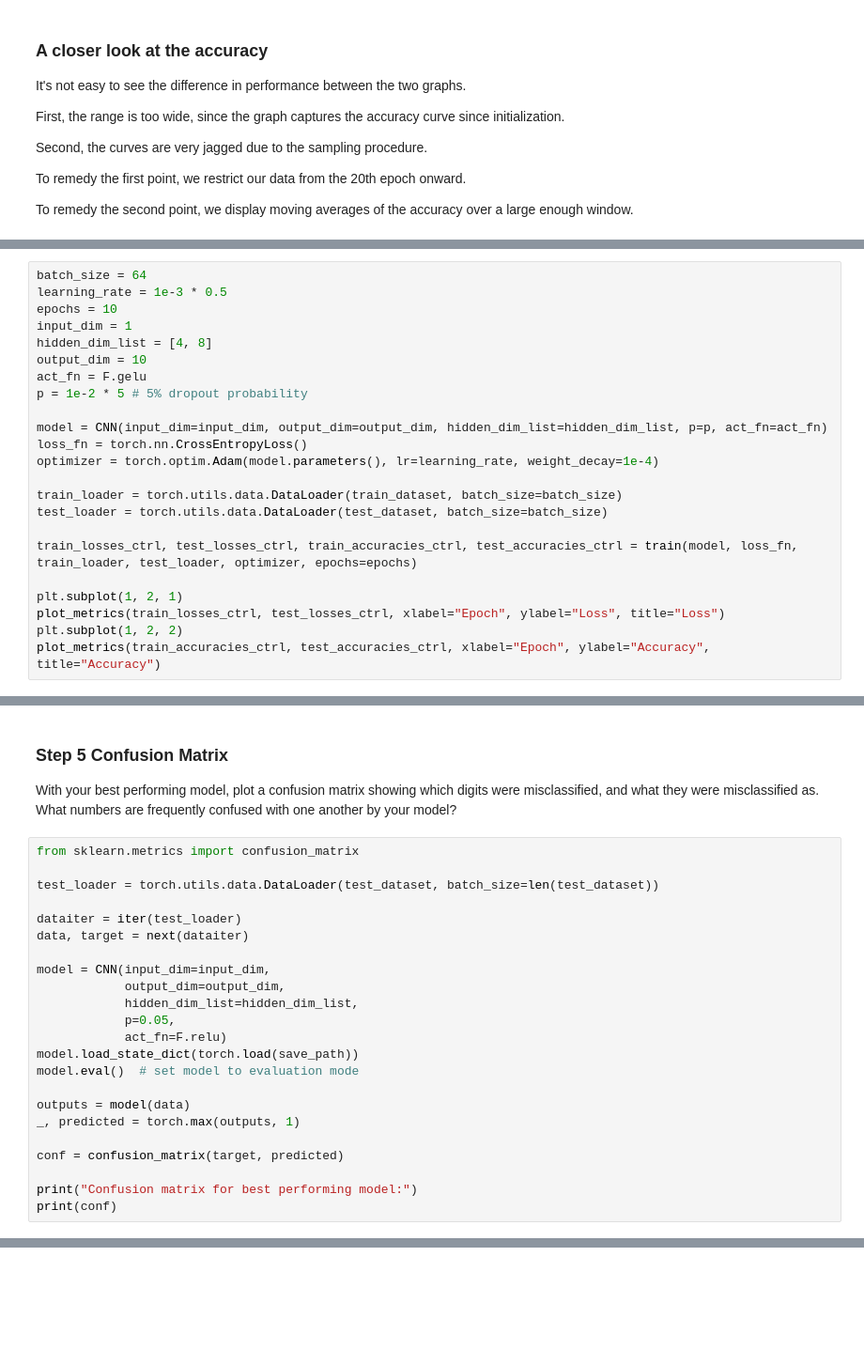
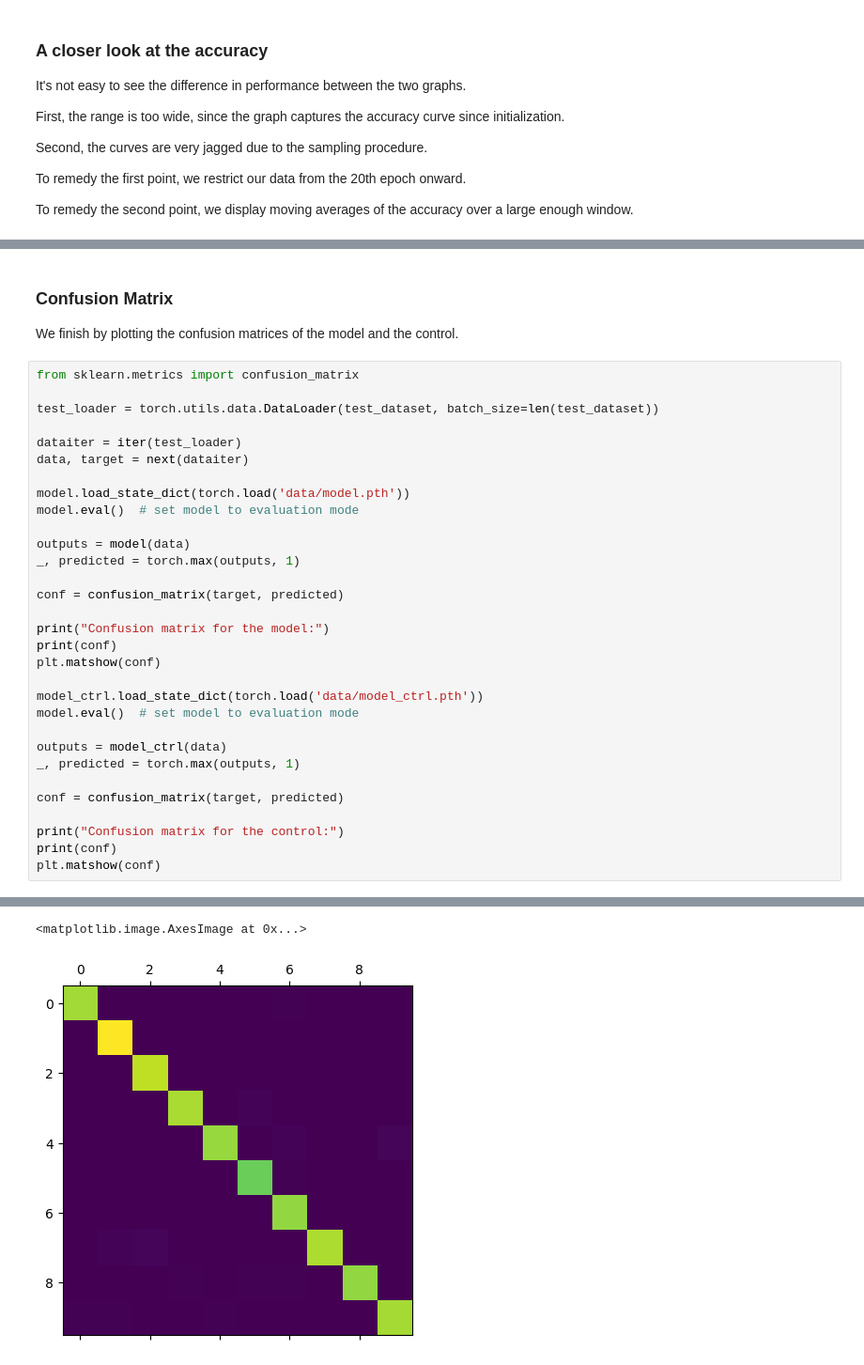
Before and after one commit to mtienni/cpsc552project, a Jupyter notebook: code.ipynb, the cells around one changed output, grey strips where cells are left out. Shown: that part at 94% size. Drawn from its saved outputs; the diff is of its cells as text; blank space fills up the shorter version.

Commit message:
Removed confusion matrix

```diff
--- a/code.ipynb
+++ b/code.ipynb
@@ -607,23 +529,0 @@ Here are the experiments:
-# %%
-batch_size = 64
-learning_rate = 1e-3 * 0.5
-epochs = 10
-input_dim = 1
-hidden_dim_list = [4, 8]
-output_dim = 10
-act_fn = F.gelu
-p = 1e-2 * 5 # 5% dropout probability
-
-model = CNN(input_dim=input_dim, output_dim=output_dim, hidden_dim_list=hidden_dim_list, p=p, act_fn=act_fn)
-loss_fn = torch.nn.CrossEntropyLoss()
-optimizer = torch.optim.Adam(model.parameters(), lr=learning_rate, weight_decay=1e-4)
-
-train_loader = torch.utils.data.DataLoader(train_dataset, batch_size=batch_size)
-test_loader = torch.utils.data.DataLoader(test_dataset, batch_size=batch_size)
-
-train_losses_ctrl, test_losses_ctrl, train_accuracies_ctrl, test_accuracies_ctrl = train(model, loss_fn, train_loader, test_loader, optimizer, epochs=epochs)
-
-plt.subplot(1, 2, 1)
-plot_metrics(train_losses_ctrl, test_losses_ctrl, xlabel="Epoch", ylabel="Loss", title="Loss")
-plt.subplot(1, 2, 2)
-plot_metrics(train_accuracies_ctrl, test_accuracies_ctrl, xlabel="Epoch", ylabel="Accuracy", title="Accuracy")
@@ -706,6 +530,7 @@ Final accuracy for model with learning rate 0.0005, activation function <built-i
-# %% [markdown]
-### Step 5 Confusion Matrix
-With your best performing model, plot a confusion matrix showing which digits were misclassified, and what they were misclassified as. What numbers are frequently confused with one another by your model?
+# %% [markdown]
+### Confusion Matrix
+
+We finish by plotting the confusion matrices of the model and the control.
 # %%
 from sklearn.metrics import confusion_matrix
 
@@ -714,12 +539,7 @@ test_loader = torch.utils.data.DataLoader(test_dataset, batch_size=len(test_data
 dataiter = iter(test_loader)
 data, target = next(dataiter)
 
-model = CNN(input_dim=input_dim,
-            output_dim=output_dim,
-            hidden_dim_list=hidden_dim_list,
-            p=0.05,
-            act_fn=F.relu)
-model.load_state_dict(torch.load(save_path))
+model.load_state_dict(torch.load('data/model.pth'))
 model.eval()  # set model to evaluation mode
 
 outputs = model(data)
@@ -727,6 +547,19 @@ _, predicted = torch.max(outputs, 1)
 
 conf = confusion_matrix(target, predicted)
 
-print("Confusion matrix for best performing model:")
+print("Confusion matrix for the model:")
 print(conf)
+plt.matshow(conf)
+
+model_ctrl.load_state_dict(torch.load('data/model_ctrl.pth'))
+model.eval()  # set model to evaluation mode
+
+outputs = model_ctrl(data)
+_, predicted = torch.max(outputs, 1)
+
+conf = confusion_matrix(target, predicted)
+
+print("Confusion matrix for the control:")
+print(conf)
+plt.matshow(conf)
 # %% [output]
@@ -743,0 +583,2 @@ Confusion matrix for best performing model:
+<matplotlib.image.AxesImage at 0x...>
+[figure, added]
```
Also changed, not shown: parts of 17 cells of this notebook.
